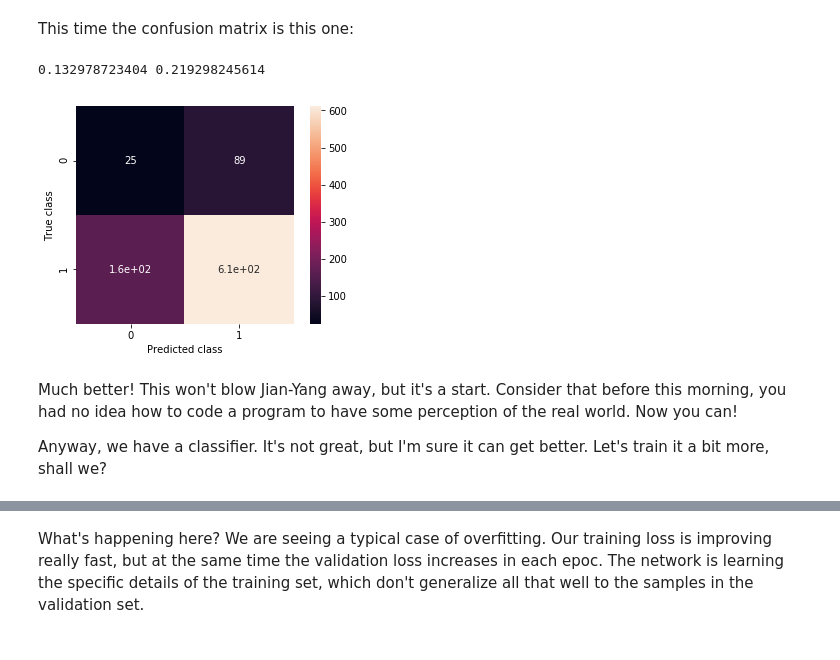
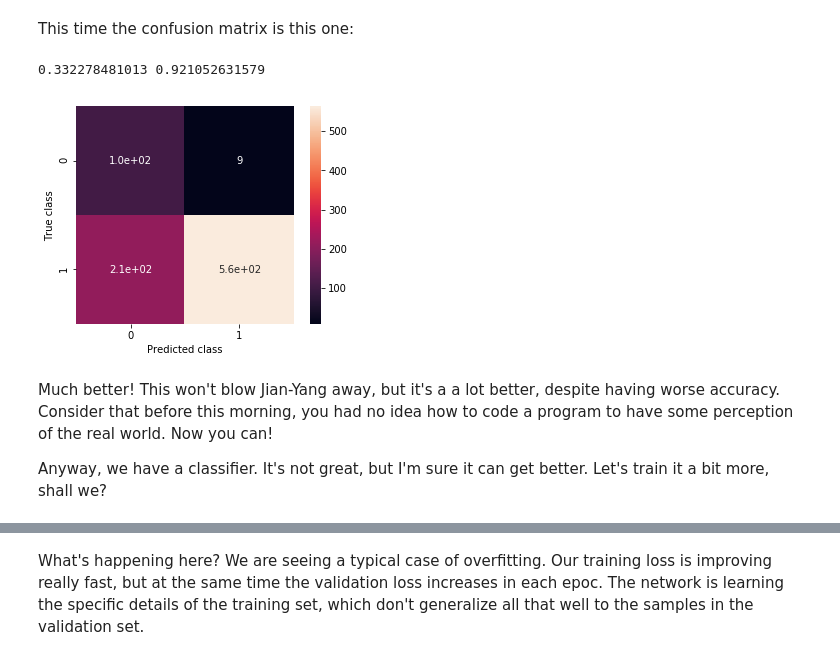
Before and after one commit to danimateos/hotdog-nohotdog, a Jupyter notebook: 03-A_First_Approximation.ipynb, the cells around one changed output, grey strips where cells are left out. Drawn from its saved outputs; the diff is of its cells as text; code cells hidden in the pictures.

```diff
--- a/03-A_First_Approximation.ipynb
+++ b/03-A_First_Approximation.ipynb
@@ -49,21 +51,29 @@ _________________________________________________________________
 from keras.preprocessing.image import ImageDataGenerator
 import os
 
-base_dir = 'databackup/'
+base_dir = 'databackup//'
 
 train_dir = os.path.join(base_dir, 'train')
 validation_dir = os.path.join(base_dir, 'validation')
 
-train_datagen = ImageDataGenerator(rescale=1 / 255)
+train_datagen = ImageDataGenerator(rescale=1 / 255,
+                                   rotation_range=40,
+                                   width_shift_range=0.2,
+                                   height_shift_range=0.2,
+                                   shear_range=0.2,
+                                   zoom_range=0.2,
+                                   horizontal_flip=True,
+                                   fill_mode='nearest')
+
 test_datagen = ImageDataGenerator(rescale=1 / 255)
 
 train_generator = train_datagen.flow_from_directory(train_dir,
-                                                    target_size=(72,72),
+                                                    target_size=(120,120),
                                                     batch_size=100,
                                                     class_mode='binary')
 
 validation_generator = test_datagen.flow_from_directory(validation_dir,
-                                                        target_size=(72,72),
+                                                        target_size=(120,120),
                                                         batch_size=100,
                                                         class_mode='binary')
 # %% [output]
@@ -78,7 +88,7 @@ my_first_cnn.compile(loss='binary_crossentropy',
 
 history = my_first_cnn.fit_generator(train_generator,
                                      steps_per_epoch=30,
-                                     epochs=7,
+                                     epochs=10,
                                      validation_data=validation_generator,
                                      validation_steps=10)
 # %% [output]
@@ -122,0 +133,10 @@ predictions.shape
+# %%
+validation_generator_noshuffle = test_datagen.flow_from_directory(validation_dir,
+                                                        target_size=(120,120),
+                                                        batch_size=100,
+                                                        shuffle=False,
+                                                        class_mode='binary')
+
+predictions = my_first_cnn.predict_generator(validation_generator_noshuffle)
+
+predictions.shape
@@ -152,7 +174,7 @@ my_first_cnn.compile(loss='binary_crossentropy',
 history = my_first_cnn.fit_generator(train_generator,
                                      class_weight = {0: 7, 1: 1},
                                      steps_per_epoch=30,
-                                     epochs=7,
+                                     epochs=10,
                                      validation_data=validation_generator,
                                      validation_steps=10)
 # %% [output]
@@ -173,22 +201,22 @@ Epoch 7/7
 # %% [markdown]
 This time the confusion matrix is this one:
 # %%
-predictions = my_first_cnn.predict_generator(validation_generator)
+predictions = my_first_cnn.predict_generator(validation_generator_noshuffle)
 
-C = confusion_matrix(validation_generator.classes, predictions > .5)
+C = confusion_matrix(validation_generator_noshuffle.classes, predictions > .5)
 ax = sns.heatmap(C, annot=True, square=True)
 ax.set_ylabel('True class')
 ax.set_xlabel('Predicted class')
 
 precision = C[0,0] / (C[0,0] + C[1,0])
 recall = C[0][0] / (C[0,0] + C[0,1])
 
 print(precision, recall)
 # %% [output]
-0.132978723404 0.219298245614
+0.332278481013 0.921052631579
-[figure, old version]
+[figure, new version]
 # %% [markdown]
-Much better! This won't blow Jian-Yang away, but it's a start. Consider that before this morning, you had no idea how to code a program to have some perception of the real world. Now you can!
+Much better! This won't blow Jian-Yang away, but it's a a lot better, despite having worse accuracy. Consider that before this morning, you had no idea how to code a program to have some perception of the real world. Now you can!
 
 Anyway, we have a classifier. It's not great, but I'm sure it can get better. Let's train it a bit more, shall we?
 # %%
```
Also changed, not shown: parts of 14 cells of this notebook.
